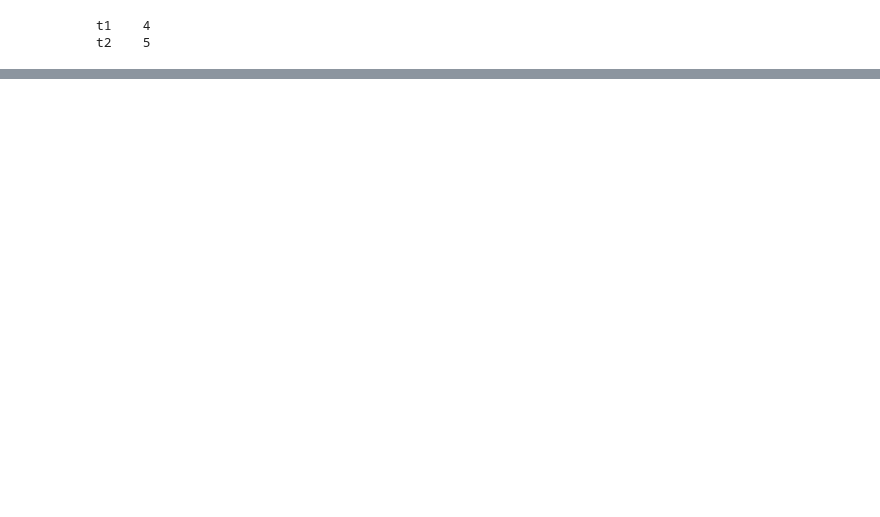
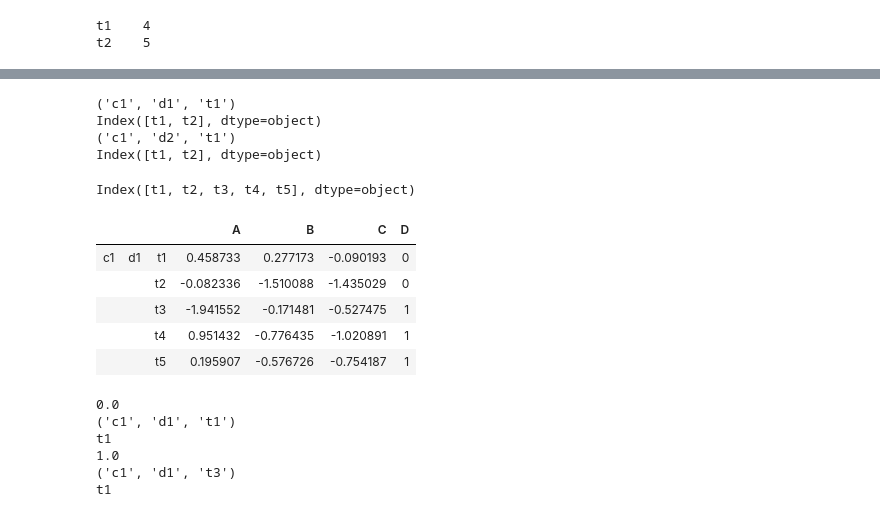
Before and after one commit to lro-diviner/divcalib, a Jupyter notebook: multiindex_problem.ipynb, the cells around one changed output, grey strips where cells are left out. Saved outputs shown, nothing was run; the diff lists cells and outputs as text; code cells hidden in the pictures; blank space fills up the shorter version.

```diff
--- a/multiindex_problem.ipynb
+++ b/multiindex_problem.ipynb
@@ -283,0 +305,28 @@ df
+# %%
+for i,j in grouped:
+    print j.index[0]
+    print j.index.levels[2]
+# %% [output]
+('c1', 'd1', 't1')
+Index([t1, t2], dtype=object)
+('c1', 'd2', 't1')
+Index([t1, t2], dtype=object)
+# %%
+df = gen_l3_mi(3,5,5)
+# %%
+df['D']=0.0
+# %%
+df.D.ix['c1','d1'].ix['t3':'t5'] = 1
+# %%
+df.index.levels[2]
+# %% [output]
+Index([t1, t2, t3, t4, t5], dtype=object)
+# %%
+df.head()
+# %% [output]
+|  |  |  | A | B | C | D |
+| c1 | d1 | t1 | 0.458733 | 0.277173 | -0.090193 | 0 |
+|  |  | t2 | -0.082336 | -1.510088 | -1.435029 | 0 |
+|  |  | t3 | -1.941552 | -0.171481 | -0.527475 | 1 |
+|  |  | t4 | 0.951432 | -0.776435 | -1.020891 | 1 |
+|  |  | t5 | 0.195907 | -0.576726 | -0.754187 | 1 |
@@ -283,0 +335,12 @@ df
+# %%
+for i,j in grouped:
+    print i
+    print j.index[0]
+    print j.index.levels[2][0]
+# %% [output]
+0.0
+('c1', 'd1', 't1')
+t1
+1.0
+('c1', 'd1', 't3')
+t1
```
Also changed, not shown: parts of 18 cells of this notebook, 1 other file.
